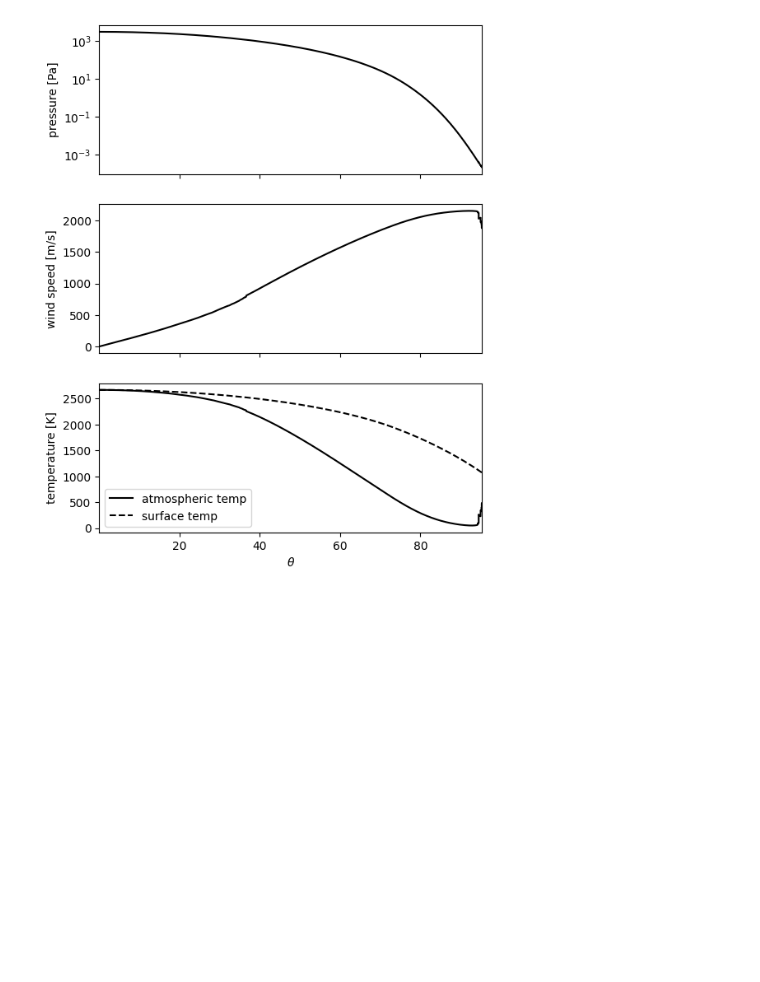
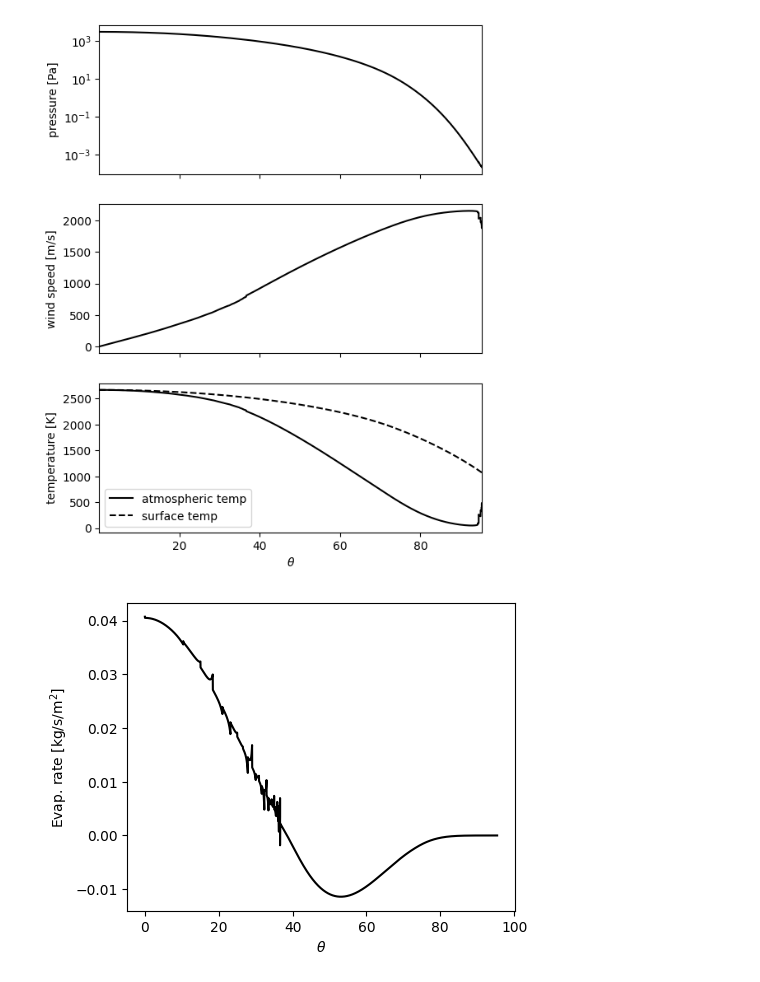
Before and after one commit to TueGiangNguyen/SonicVapour, a Jupyter notebook: run_example.ipynb, the cells around one changed output. Drawn from its saved outputs; the diff is of its cells as text; code cells hidden in the pictures; blank space fills up the shorter version.

```diff
--- a/run_example.ipynb
+++ b/run_example.ipynb
@@ -143,7 +143,7 @@ while masteroutputs['M'][-1] < 0.99:
 
     for i in np.arange(0,len(runparams['varnames'])):
         myname = runparams['varnames'][i]
-        myvector = 0.5*(np.array(outputs[myname][0:index])+np.array(outputs2[myname][0:index]))
+        myvector = 0.5*(np.array(outputs[myname][1:index])+np.array(outputs2[myname][1:index]))
         masteroutputs[myname] = np.append(masteroutputs[myname],myvector)
 
     mystr = 'M = {M:.2f} at {d:.2f}, time elapsed = {t:.2f}'.format(M=masteroutputs['M'][-1],d=masteroutputs['angle'][-1],t=time_elapsed)
@@ -226,6 +226,22 @@ ax[2].set_xlabel(r'$\theta$')
 plt.savefig('PVT.pdf',dpi=300,bbox_inches='tight')
 # %% [output]
 [figure]
+# %%
+m = np.zeros_like(outputs_fin['angle'])
+Evap_rate = np.zeros_like(m)
+for i in np.arange(0,len(outputs_fin['angle'])):
+    sysparams,mass_frac = mylib.update_comp(outputs_fin['Tf'][i],sysparams,runparams)
+    m[i] = sysparams['m']
+    Evap_rate[i] = m[i]*outputs_fin['E'][i]
+
+fig,ax = plt.subplots(1,1,figsize=(5,4))
+
+ax.plot(outputs_fin['angle'],m*outputs_fin['E'],color='black')
+ax.set_ylabel(r'Evap. rate [kg/s/m$^2$]')
+ax.set_xlabel(r'$\theta$')
+plt.savefig('E.pdf',dpi=300,bbox_inches='tight')
+# %% [output]
+[figure, added]
 # %%
 master_time_elapsed = (time.time() - master_time_start)/60
 print('total time elapsed for whole code is {s:.3f} min'.format(s=master_time_elapsed))
```
Also changed, not shown: parts of 3 cells of this notebook.
